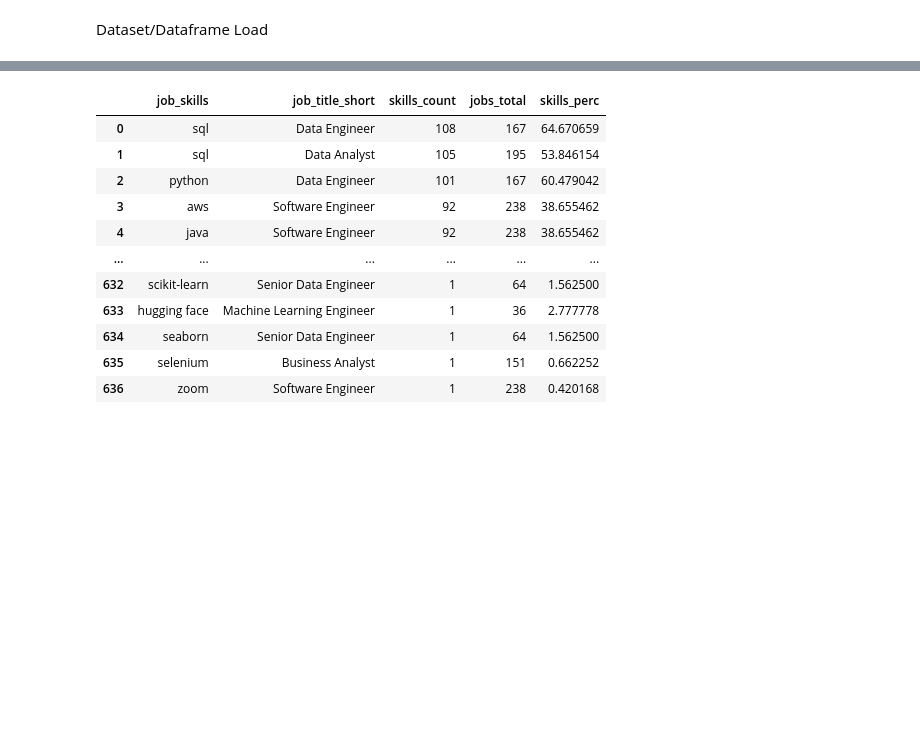
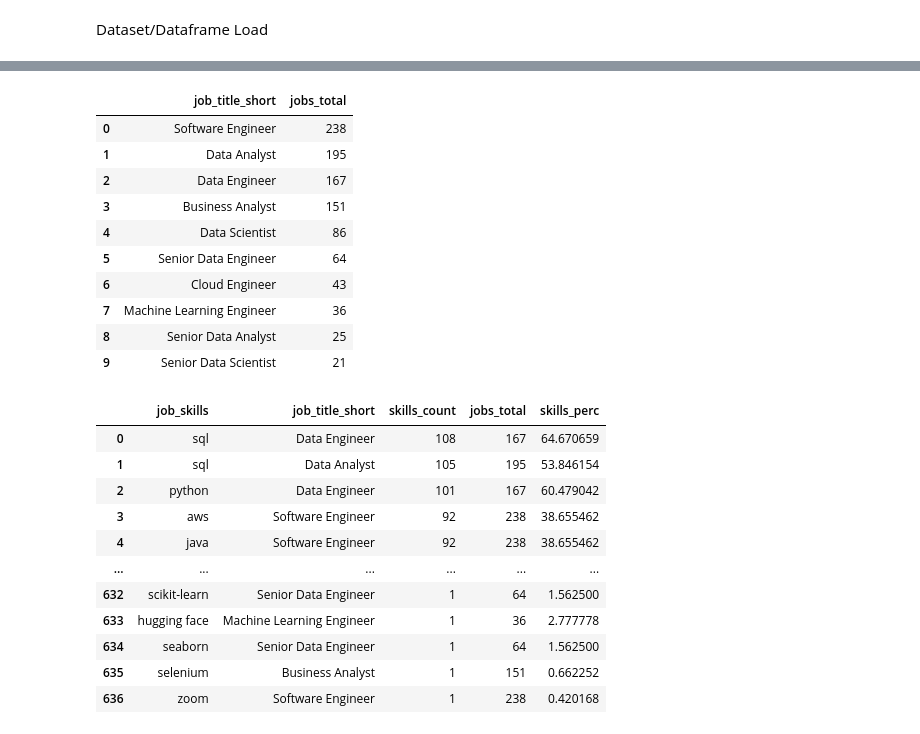
Before and after one commit to eevantheterrible3/Python_Data_Project, a Jupyter notebook: 3_Project/2_Skills_Demand.ipynb, the cells around one changed output, grey strips where cells are left out. Saved outputs shown, nothing was run; the diff lists cells and outputs as text; code cells hidden in the pictures; blank space fills up the shorter version.

```diff
--- a/3_Project/2_Skills_Demand.ipynb
+++ b/3_Project/2_Skills_Demand.ipynb
@@ -47,5 +61,18 @@ fig.tight_layout()
 # %%
 df_jobs_title_count = df_Serbia['job_title_short'].value_counts().reset_index(name='jobs_total')
+df_jobs_title_count
+# %% [output]
+|  | job_title_short | jobs_total |
+| 0 | Software Engineer | 238 |
+| 1 | Data Analyst | 195 |
+| 2 | Data Engineer | 167 |
+| 3 | Business Analyst | 151 |
+| 4 | Data Scientist | 86 |
+| 5 | Senior Data Engineer | 64 |
+| 6 | Cloud Engineer | 43 |
+| 7 | Machine Learning Engineer | 36 |
+| 8 | Senior Data Analyst | 25 |
+| 9 | Senior Data Scientist | 21 |
 # %%
 df_skills_perc = pd.merge(df_skills_count, df_jobs_title_count, how='left', on='job_title_short')
 df_skills_perc['skills_perc'] = 100 * df_skills_perc['skills_count'] / df_skills_perc['jobs_total']
```
Also changed, not shown: parts of 1 cell of this notebook, 4 other files.
